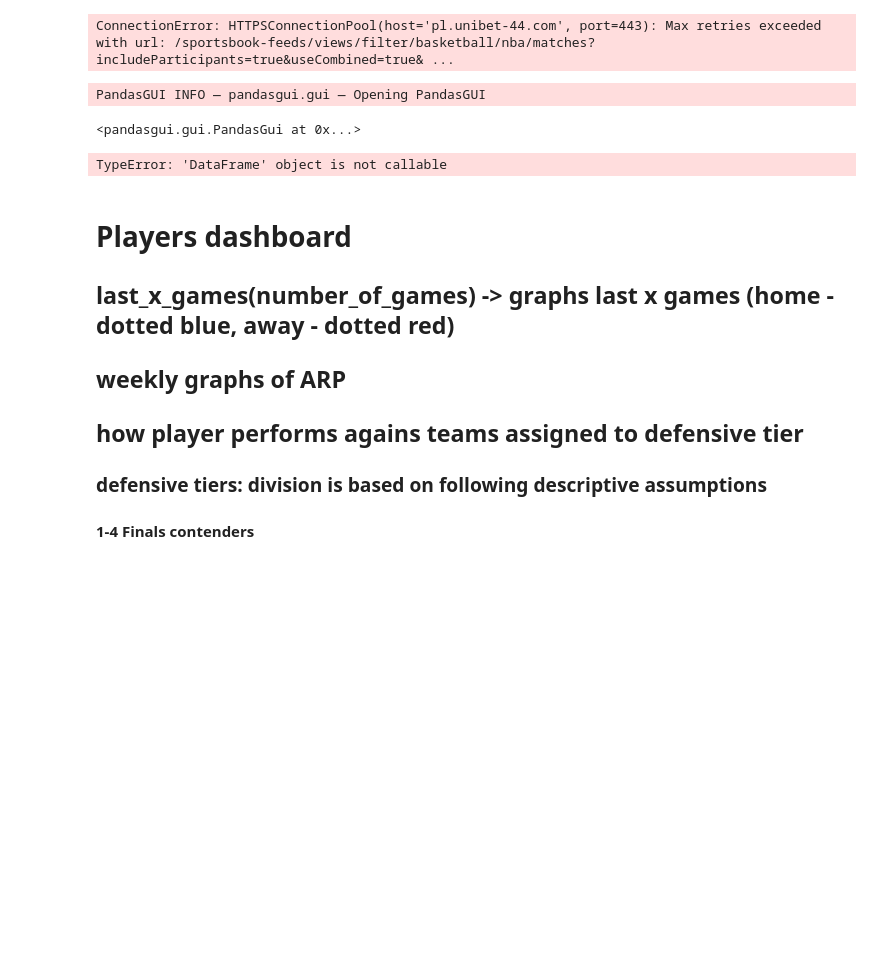
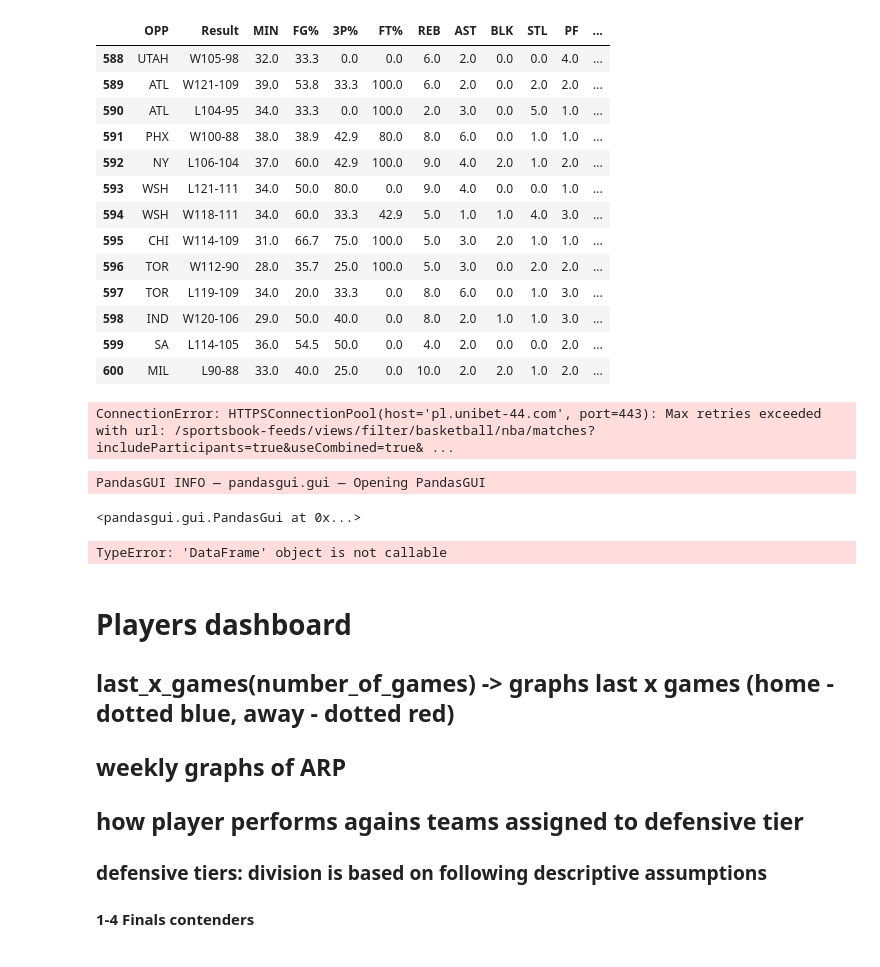
Before and after one commit to wojtrze/nba-stats, a Jupyter notebook: Untitled6.ipynb, the cells around one changed output. Drawn from its saved outputs; the diff is of its cells as text; code cells hidden in the pictures; blank space fills up the shorter version.

```diff
--- a/Untitled6.ipynb
+++ b/Untitled6.ipynb
@@ -21,12 +21,8 @@ import pandas as pd
 # line > q80 and under_count > over_count and (over_count + under_count) > 2
 # line < q20 and under_count < over_count and (over_count + under_count) > 3
 # %%
-#show(bets_scoring_df(bets))
-bet_type =="ARP"
-bet_date >"2022-10-19"
-name_ESPN == "GiannisAntetokounmpo"
-typ wykresu: line
-x betline
-y diff
-#bets
+dataframe = stored_bets()
+#todays_bets = dataframe.loc[dataframe['closed_date'] > "2022-11-21"]
+todays_bets = dataframe[dataframe['closed_date'] > "2022-11-26"]
+todays_bets.head(5)
 # %% [output]
@@ -34,3 +35,43 @@ SyntaxError: invalid syntax (284686309.py, line 5)
+# %%
+
+def stored_gamelogs():
+    return pd.read_csv("2022-players-logs.csv",)
+gamelogs=stored_gamelogs()
+bet = todays_bets.iloc[:1]
+def get_gamelogs_relevant_for_bet(bet):
+    player_name = bet['player_ESPN'].to_string().split()[1]
+    player_gamelogs = gamelogs[gamelogs['player_name_ESPN'] == player_name]
+    return player_gamelogs
+player_gamelogs = get_gamelogs_relevant_for_bet(bet)
+
+# trzeba określić wynik zakładu oraz liczbę punktów na plus/minus
+# można wyciągnąć dane:
+# mediana punktów dla zawodnika
+# przedział 80/20
+# wykresy wyników w czasie (dla kolejnych gier zawodnika)
+# wykresy częstości zdobywanych przez zawodnika punktów (3 gry 11 pt, 2 gry 12, ...)
+def plot_compare_betline_against_historical_gamelogs(bet):
+    pass
+
+def plot_compare_bets_against_historical_bets_results(bet ):
+    pass
+# %%
+player_gamelogs
+# %% [output]
+|  | OPP | Result | MIN | FG% | 3P% | FT% | REB | AST | BLK | STL | PF | ... |
+| 588 | UTAH | W105-98 | 32.0 | 33.3 | 0.0 | 0.0 | 6.0 | 2.0 | 0.0 | 0.0 | 4.0 | ... |
+| 589 | ATL | W121-109 | 39.0 | 53.8 | 33.3 | 100.0 | 6.0 | 2.0 | 0.0 | 2.0 | 2.0 | ... |
+| 590 | ATL | L104-95 | 34.0 | 33.3 | 0.0 | 100.0 | 2.0 | 3.0 | 0.0 | 5.0 | 1.0 | ... |
+| 591 | PHX | W100-88 | 38.0 | 38.9 | 42.9 | 80.0 | 8.0 | 6.0 | 0.0 | 1.0 | 1.0 | ... |
+| 592 | NY | L106-104 | 37.0 | 60.0 | 42.9 | 100.0 | 9.0 | 4.0 | 2.0 | 1.0 | 2.0 | ... |
+| 593 | WSH | L121-111 | 34.0 | 50.0 | 80.0 | 0.0 | 9.0 | 4.0 | 0.0 | 0.0 | 1.0 | ... |
+| 594 | WSH | W118-111 | 34.0 | 60.0 | 33.3 | 42.9 | 5.0 | 1.0 | 1.0 | 4.0 | 3.0 | ... |
+| 595 | CHI | W114-109 | 31.0 | 66.7 | 75.0 | 100.0 | 5.0 | 3.0 | 2.0 | 1.0 | 1.0 | ... |
+| 596 | TOR | W112-90 | 28.0 | 35.7 | 25.0 | 100.0 | 5.0 | 3.0 | 0.0 | 2.0 | 2.0 | ... |
+| 597 | TOR | L119-109 | 34.0 | 20.0 | 33.3 | 0.0 | 8.0 | 6.0 | 0.0 | 1.0 | 3.0 | ... |
+| 598 | IND | W120-106 | 29.0 | 50.0 | 40.0 | 0.0 | 8.0 | 2.0 | 1.0 | 1.0 | 3.0 | ... |
+| 599 | SA | L114-105 | 36.0 | 54.5 | 50.0 | 0.0 | 4.0 | 2.0 | 0.0 | 0.0 | 2.0 | ... |
+| 600 | MIL | L90-88 | 33.0 | 40.0 | 25.0 | 0.0 | 10.0 | 2.0 | 2.0 | 1.0 | 2.0 | ... |
 # %%
 bets = all_today_bets()
 #store_offers(bets)
```
Also changed, not shown: parts of 1 cell of this notebook, 2 other files.
